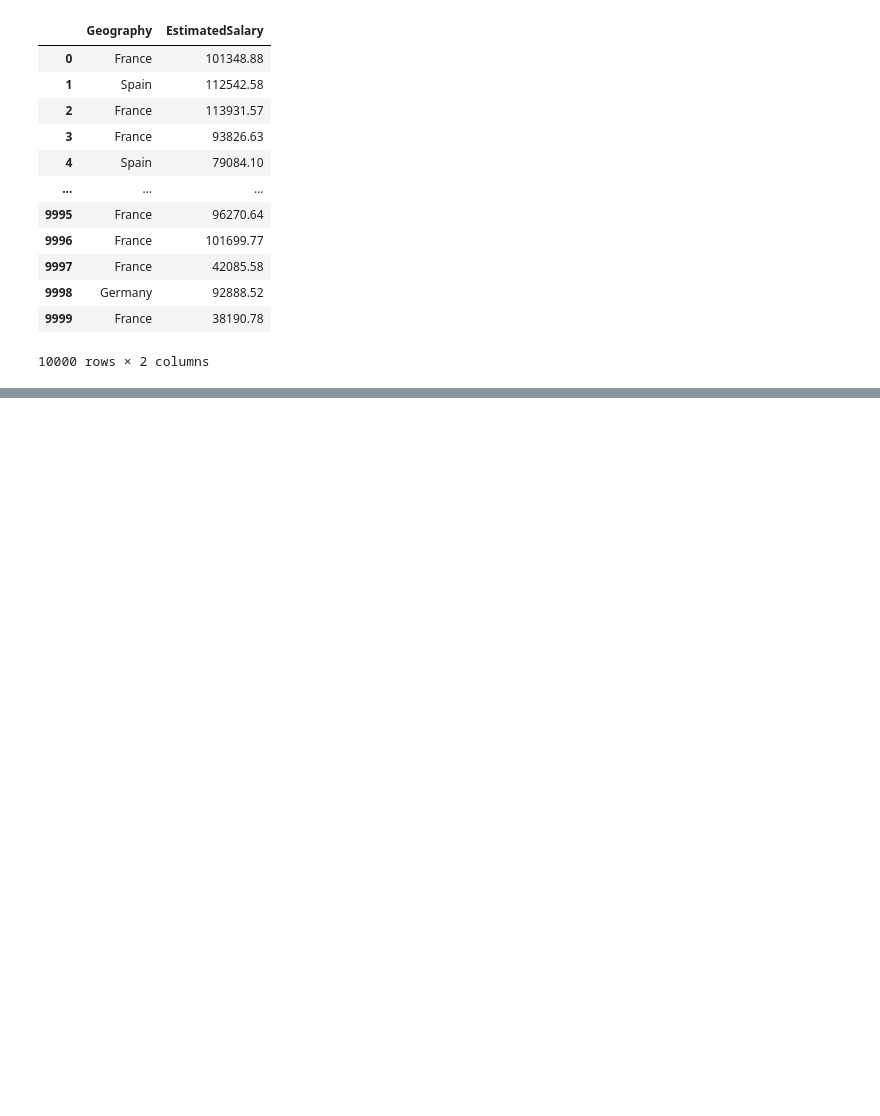
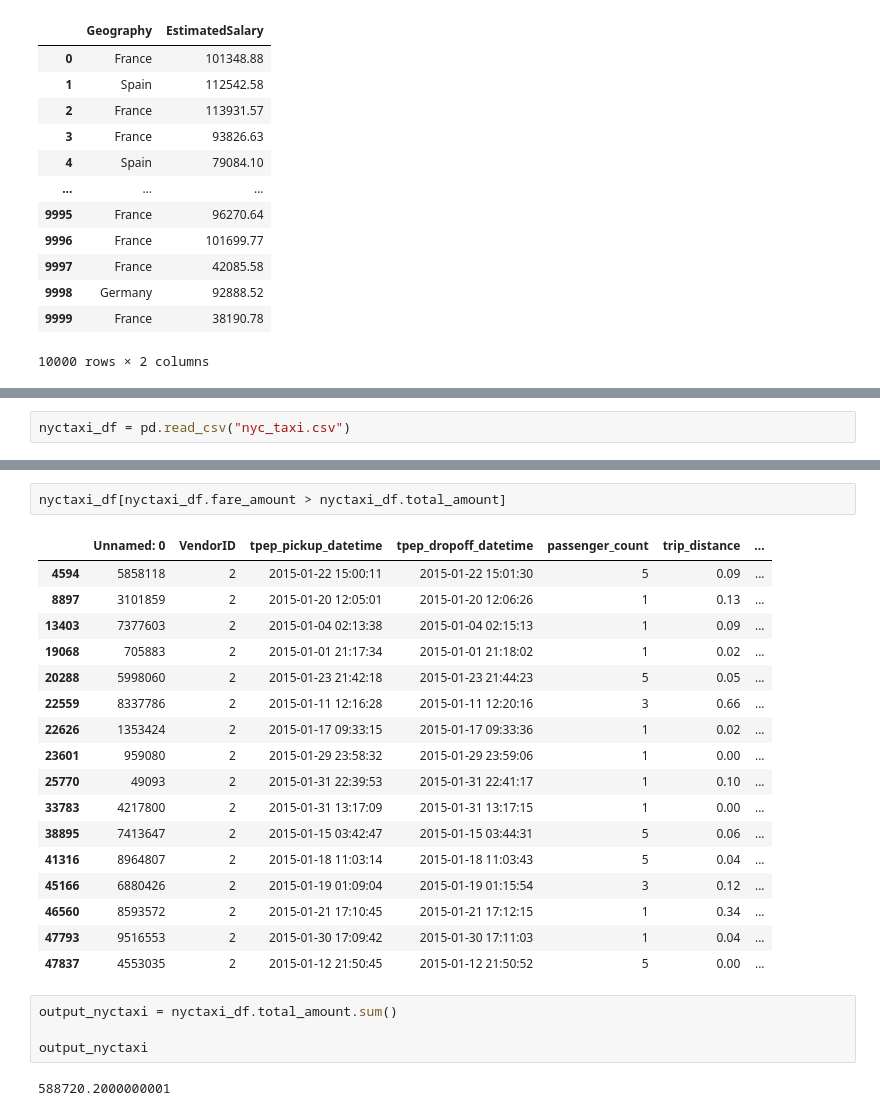
Before and after one commit to manishgurungxon/MachineLearningPy, a Jupyter notebook: MachineLearningDataFrameExportImportipynb.ipynb, the cells around one changed output, grey strips where cells are left out. Saved outputs shown, nothing was run; the diff lists cells and outputs as text; blank space fills up the shorter version.

```diff
--- a/MachineLearningDataFrameExportImportipynb.ipynb
+++ b/MachineLearningDataFrameExportImportipynb.ipynb
@@ -355,0 +379,2 @@ churn_df[['Geography','EstimatedSalary']]
+# %%
+nyctaxi_df = pd.read_csv("nyc_taxi.csv")
@@ -355,0 +434,26 @@ churn_df[['Geography','EstimatedSalary']]
+# %%
+nyctaxi_df[nyctaxi_df.fare_amount > nyctaxi_df.total_amount]
+# %% [output]
+|  | Unnamed: 0 | VendorID | tpep_pickup_datetime | tpep_dropoff_datetime | passenger_count | trip_distance | ... |
+| 4594 | 5858118 | 2 | 2015-01-22 15:00:11 | 2015-01-22 15:01:30 | 5 | 0.09 | ... |
+| 8897 | 3101859 | 2 | 2015-01-20 12:05:01 | 2015-01-20 12:06:26 | 1 | 0.13 | ... |
+| 13403 | 7377603 | 2 | 2015-01-04 02:13:38 | 2015-01-04 02:15:13 | 1 | 0.09 | ... |
+| 19068 | 705883 | 2 | 2015-01-01 21:17:34 | 2015-01-01 21:18:02 | 1 | 0.02 | ... |
+| 20288 | 5998060 | 2 | 2015-01-23 21:42:18 | 2015-01-23 21:44:23 | 5 | 0.05 | ... |
+| 22559 | 8337786 | 2 | 2015-01-11 12:16:28 | 2015-01-11 12:20:16 | 3 | 0.66 | ... |
+| 22626 | 1353424 | 2 | 2015-01-17 09:33:15 | 2015-01-17 09:33:36 | 1 | 0.02 | ... |
+| 23601 | 959080 | 2 | 2015-01-29 23:58:32 | 2015-01-29 23:59:06 | 1 | 0.00 | ... |
+| 25770 | 49093 | 2 | 2015-01-31 22:39:53 | 2015-01-31 22:41:17 | 1 | 0.10 | ... |
+| 33783 | 4217800 | 2 | 2015-01-31 13:17:09 | 2015-01-31 13:17:15 | 1 | 0.00 | ... |
+| 38895 | 7413647 | 2 | 2015-01-15 03:42:47 | 2015-01-15 03:44:31 | 5 | 0.06 | ... |
+| 41316 | 8964807 | 2 | 2015-01-18 11:03:14 | 2015-01-18 11:03:43 | 5 | 0.04 | ... |
+| 45166 | 6880426 | 2 | 2015-01-19 01:09:04 | 2015-01-19 01:15:54 | 3 | 0.12 | ... |
+| 46560 | 8593572 | 2 | 2015-01-21 17:10:45 | 2015-01-21 17:12:15 | 1 | 0.34 | ... |
+| 47793 | 9516553 | 2 | 2015-01-30 17:09:42 | 2015-01-30 17:11:03 | 1 | 0.04 | ... |
+| 47837 | 4553035 | 2 | 2015-01-12 21:50:45 | 2015-01-12 21:50:52 | 5 | 0.00 | ... |
+# %%
+output_nyctaxi = nyctaxi_df.total_amount.sum()
+
+output_nyctaxi
+# %% [output]
+588720.2000000001
```
Also changed, not shown: parts of 7 cells of this notebook.
